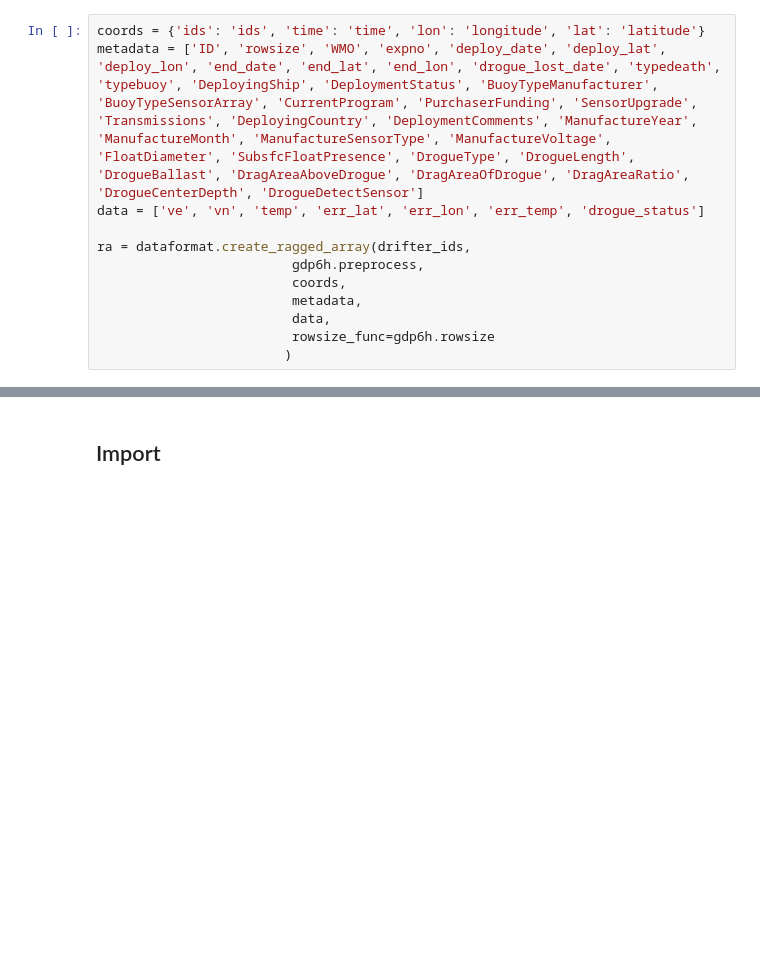
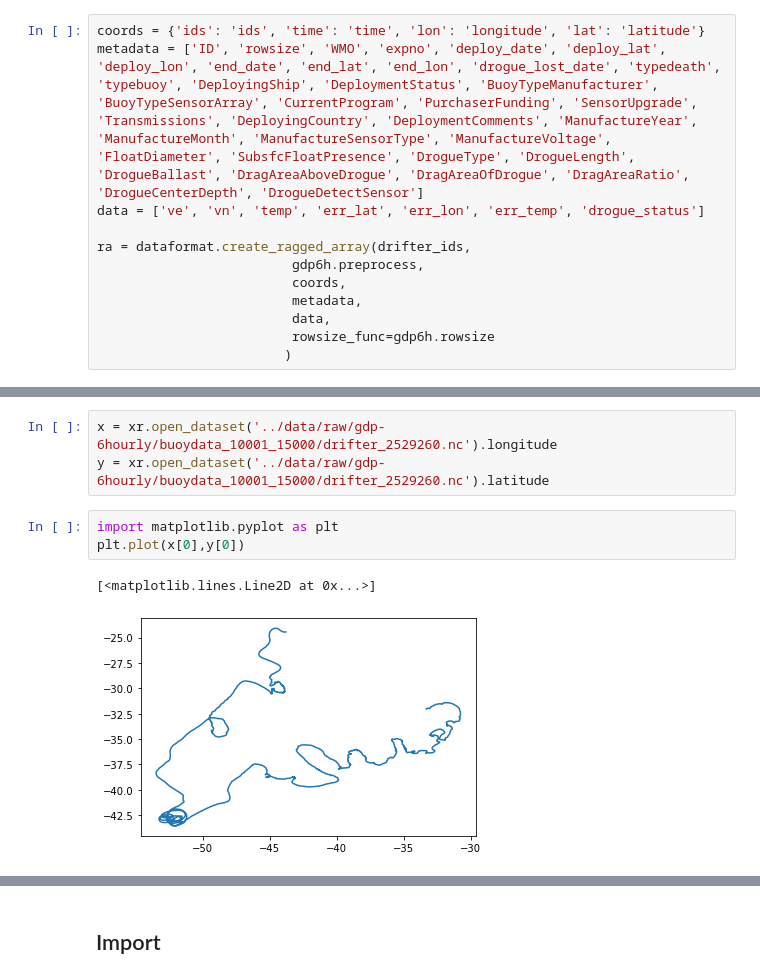
Before and after one commit to Cloud-Drift/clouddrift, a Jupyter notebook: examples/dataformat-gdp-6hourly.ipynb, the cells around one changed output, grey strips where cells are left out. Drawn from its saved outputs; the diff is of its cells as text; blank space fills up the shorter version.

```diff
--- a/examples/dataformat-gdp-6hourly.ipynb
+++ b/examples/dataformat-gdp-6hourly.ipynb
@@ -99,0 +103,9 @@ ra.to_netcdf('../data/process/gdp_6h.nc')
+# %%
+x = xr.open_dataset('../data/raw/gdp-6hourly/buoydata_10001_15000/drifter_2529260.nc').longitude
+y = xr.open_dataset('../data/raw/gdp-6hourly/buoydata_10001_15000/drifter_2529260.nc').latitude
+# %%
+import matplotlib.pyplot as plt
+plt.plot(x[0],y[0])
+# %% [output]
+[<matplotlib.lines.Line2D at 0x...>]
+[figure, added]
```
Also changed, not shown: parts of 16 cells of this notebook, 2 other files.
